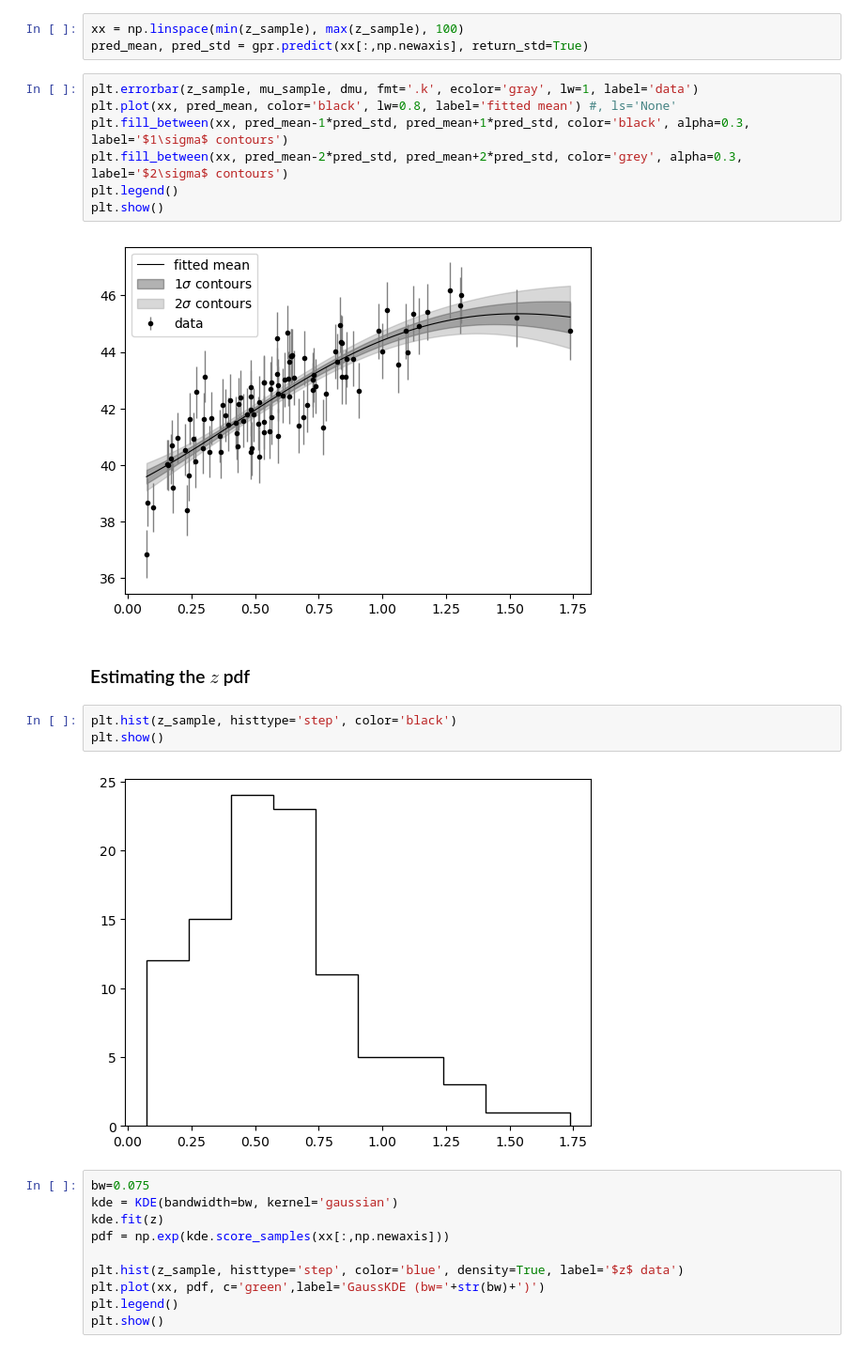
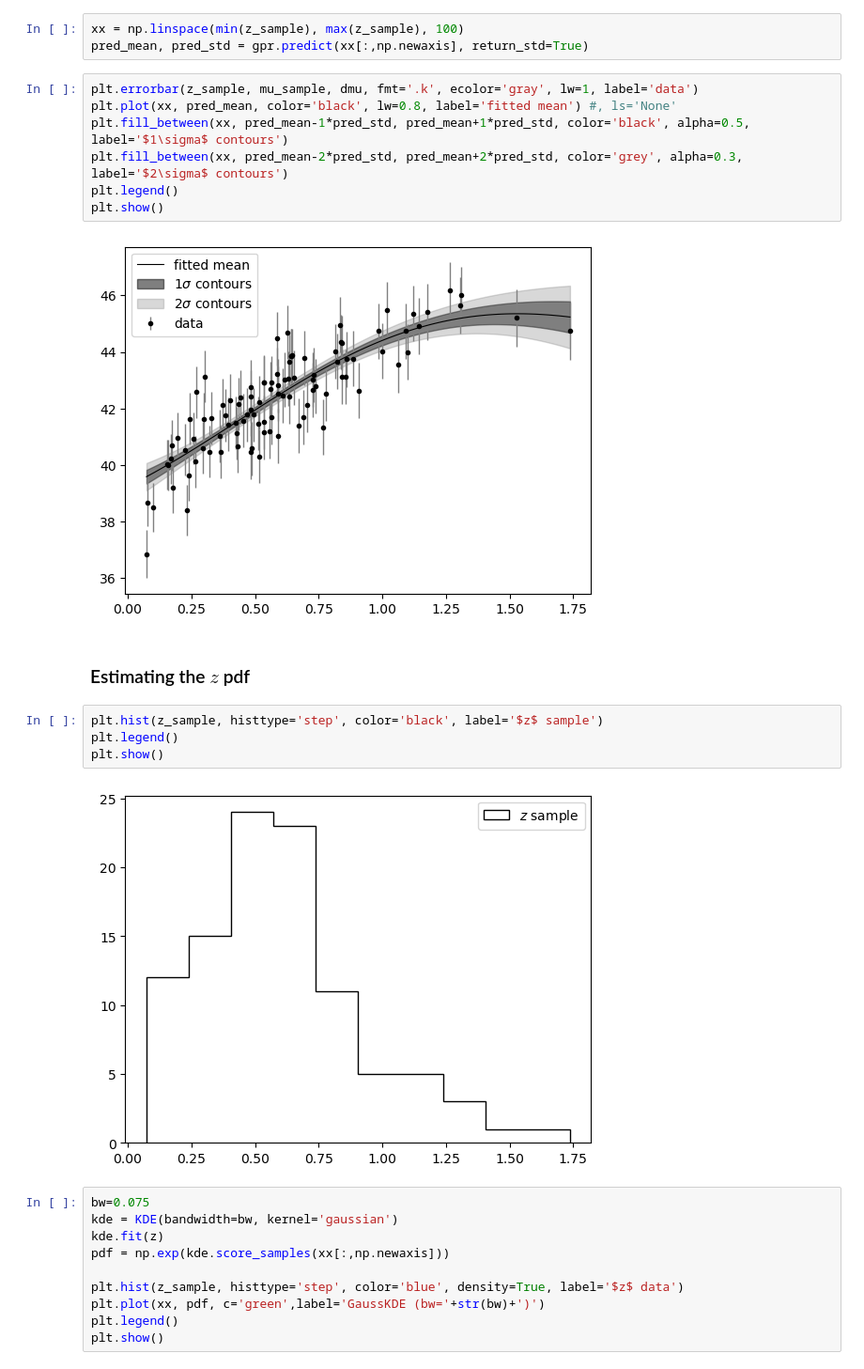
Before and after one commit to FedericoRivano/astrostatistics_bicocca_2026, a Jupyter notebook: working/Es18.ipynb, the cells around one changed output. Shown at 94% size. Drawn from its saved outputs; the diff is of its cells as text.

```diff
--- a/working/Es18.ipynb
+++ b/working/Es18.ipynb
@@ -43,19 +45,20 @@ pred_mean, pred_std = gpr.predict(xx[:,np.newaxis], return_std=True)
 # %%
 plt.errorbar(z_sample, mu_sample, dmu, fmt='.k', ecolor='gray', lw=1, label='data')
 plt.plot(xx, pred_mean, color='black', lw=0.8, label='fitted mean') #, ls='None'
-plt.fill_between(xx, pred_mean-1*pred_std, pred_mean+1*pred_std, color='black', alpha=0.3, label='$1\sigma$ contours')
+plt.fill_between(xx, pred_mean-1*pred_std, pred_mean+1*pred_std, color='black', alpha=0.5, label='$1\sigma$ contours')
 plt.fill_between(xx, pred_mean-2*pred_std, pred_mean+2*pred_std, color='grey', alpha=0.3, label='$2\sigma$ contours')
 plt.legend()
 plt.show()
 # %% [output]
-[figure, old version]
+[figure, new version]
 # %% [markdown]
 ### Estimating the $z$ pdf
 # %%
-plt.hist(z_sample, histtype='step', color='black')
+plt.hist(z_sample, histtype='step', color='black', label='$z$ sample')
+plt.legend()
 plt.show()
 # %% [output]
-[figure, old version]
+[figure, new version]
 # %%
 bw=0.075
 kde = KDE(bandwidth=bw, kernel='gaussian')
```
Also changed, not shown: parts of 15 cells of this notebook.
